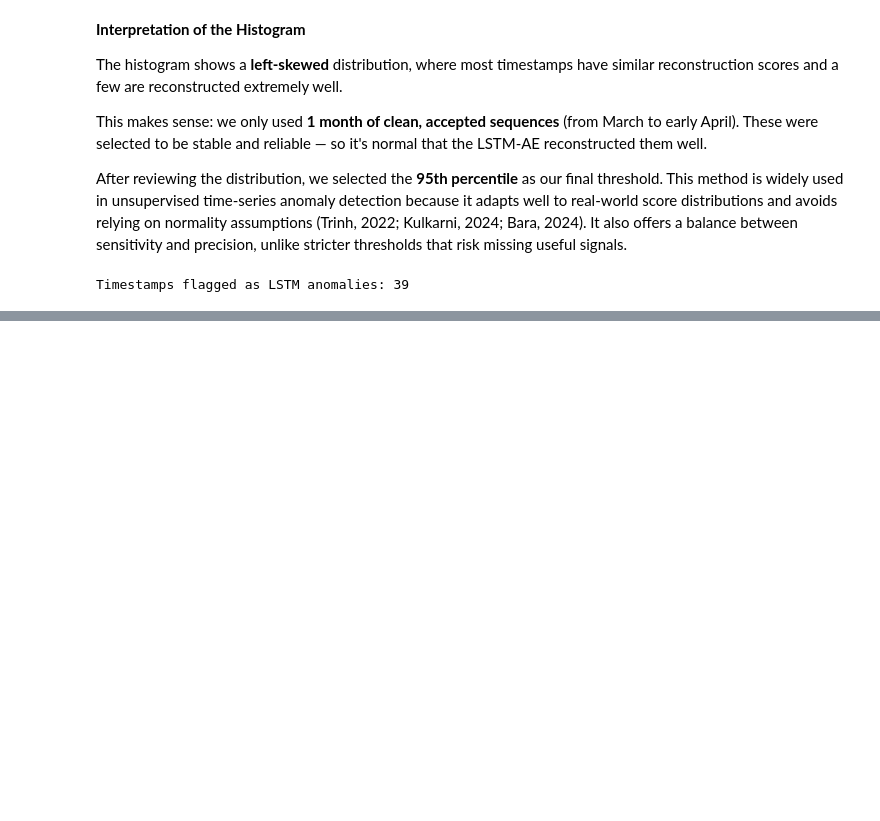
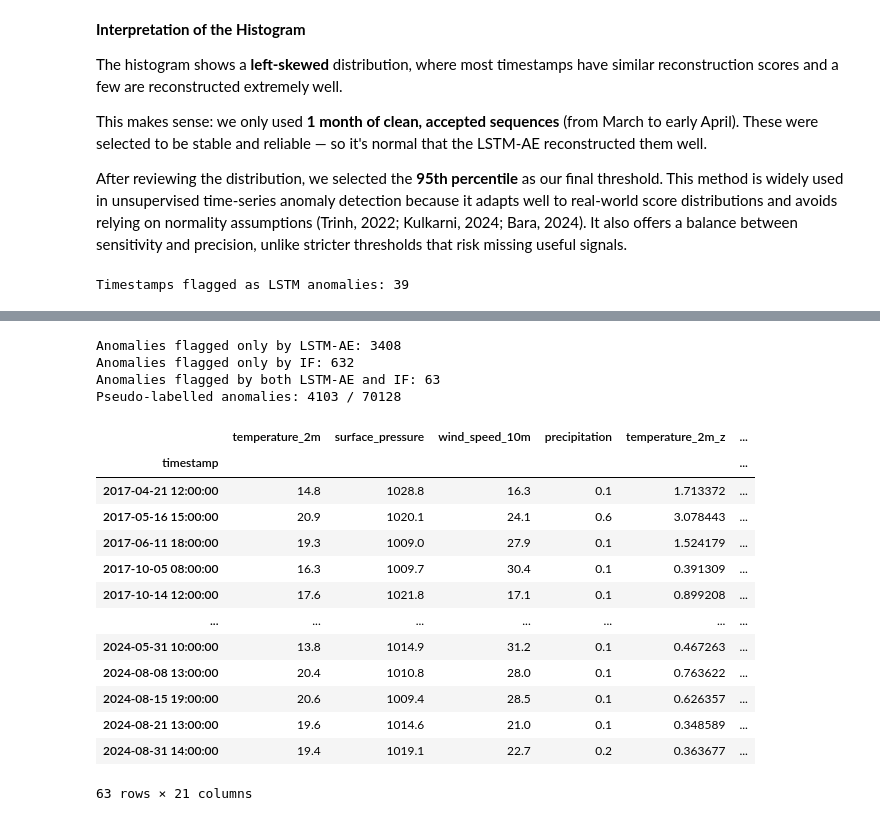
Before and after one commit to Jeremiah-Bachtin/comp1884-group6-weather-anomaly-detection-system, a Jupyter notebook: notebooks/notebook_jeremy_ETL_and_ML_v1.ipynb, the cells around one changed output, grey strips where cells are left out. Saved outputs shown, nothing was run; the diff lists cells and outputs as text; code cells hidden in the pictures; blank space fills up the shorter version.

```diff
--- a/notebooks/notebook_jeremy_ETL_and_ML_v1.ipynb
+++ b/notebooks/notebook_jeremy_ETL_and_ML_v1.ipynb
@@ -910,0 +1027,62 @@ Timestamps flagged as LSTM anomalies: 39
+# %%
+# Step 12.4 – Aggregate MAE per timestamp
+
+# Some timestamps appear in multiple overlapping sequences — we average their MAEs
+df_lstm_errors_train_agg = (
+    df_lstm_errors_train
+    .groupby("timestamp")["lstm_score"]
+    .mean()
+    .reset_index()
+)
+
+# Clean old score if it exists
+df_train = df_train.drop(columns="lstm_score", errors="ignore")
+
+# Merge lstm_score into df_train
+df_train = df_train.merge(
+    df_lstm_errors_train_agg,
+    how="left",
+    left_index=True,
+    right_on="timestamp"
+).set_index("timestamp")
+# %%
+# Step 12.5 – Flag LSTM anomalies using 95th percentile threshold
+
+# Calculate threshold based on training reconstruction errors
+lstm_mae_threshold = df_train["lstm_score"].dropna().quantile(0.95)
+df_train["is_lstm_anomaly"] = df_train["lstm_score"] > lstm_mae_threshold
+# %%
+# Step 12.6 – Assign pseudo-label (based on IF or LSTM anomaly)
+
+# Assign label
+df_train["anomaly_label"] = df_train.apply(assign_label, axis=1)
+
+df_train["anomaly_label"] = df_train.apply(assign_label, axis=1)
+# df_train["pseudo_label"] = (df_train["anomaly_label"] != "Normal").astype(int)
+# Final log
+print(f"Anomalies flagged only by LSTM-AE: {len(df_train[df_train['anomaly_label'] =='Pattern anomaly'])}")
+print(f"Anomalies flagged only by IF: {len(df_train[df_train['anomaly_label']=='Point anomaly'])}")
+print(f"Anomalies flagged by both LSTM-AE and IF: {len(df_train[df_train['anomaly_label']=='Compound anomaly'])}")
+print(f"Pseudo-labelled anomalies: {len(df_train[df_train['anomaly_label']!='Normal'])} / {len(df_train)}")
+# %% [output]
+Anomalies flagged only by LSTM-AE: 3408
+Anomalies flagged only by IF: 632
+Anomalies flagged by both LSTM-AE and IF: 63
+Pseudo-labelled anomalies: 4103 / 70128
+# %%
+df_train[(df_train['is_lstm_anomaly'] == True)&(df_train['is_if_anomaly'] == True)]
+# %% [output]
+|  | temperature_2m | surface_pressure | wind_speed_10m | precipitation | temperature_2m_z | ... |
+| timestamp |  |  |  |  |  | ... |
+| 2017-04-21 12:00:00 | 14.8 | 1028.8 | 16.3 | 0.1 | 1.713372 | ... |
+| 2017-05-16 15:00:00 | 20.9 | 1020.1 | 24.1 | 0.6 | 3.078443 | ... |
+| 2017-06-11 18:00:00 | 19.3 | 1009.0 | 27.9 | 0.1 | 1.524179 | ... |
+| 2017-10-05 08:00:00 | 16.3 | 1009.7 | 30.4 | 0.1 | 0.391309 | ... |
+| 2017-10-14 12:00:00 | 17.6 | 1021.8 | 17.1 | 0.1 | 0.899208 | ... |
+| ... | ... | ... | ... | ... | ... | ... |
+| 2024-05-31 10:00:00 | 13.8 | 1014.9 | 31.2 | 0.1 | 0.467263 | ... |
+| 2024-08-08 13:00:00 | 20.4 | 1010.8 | 28.0 | 0.1 | 0.763622 | ... |
+| 2024-08-15 19:00:00 | 20.6 | 1009.4 | 28.5 | 0.1 | 0.626357 | ... |
+| 2024-08-21 13:00:00 | 19.6 | 1014.6 | 21.0 | 0.1 | 0.348589 | ... |
+| 2024-08-31 14:00:00 | 19.4 | 1019.1 | 22.7 | 0.2 | 0.363677 | ... |
+63 rows × 21 columns
```
Also changed, not shown: parts of 20 cells of this notebook.
